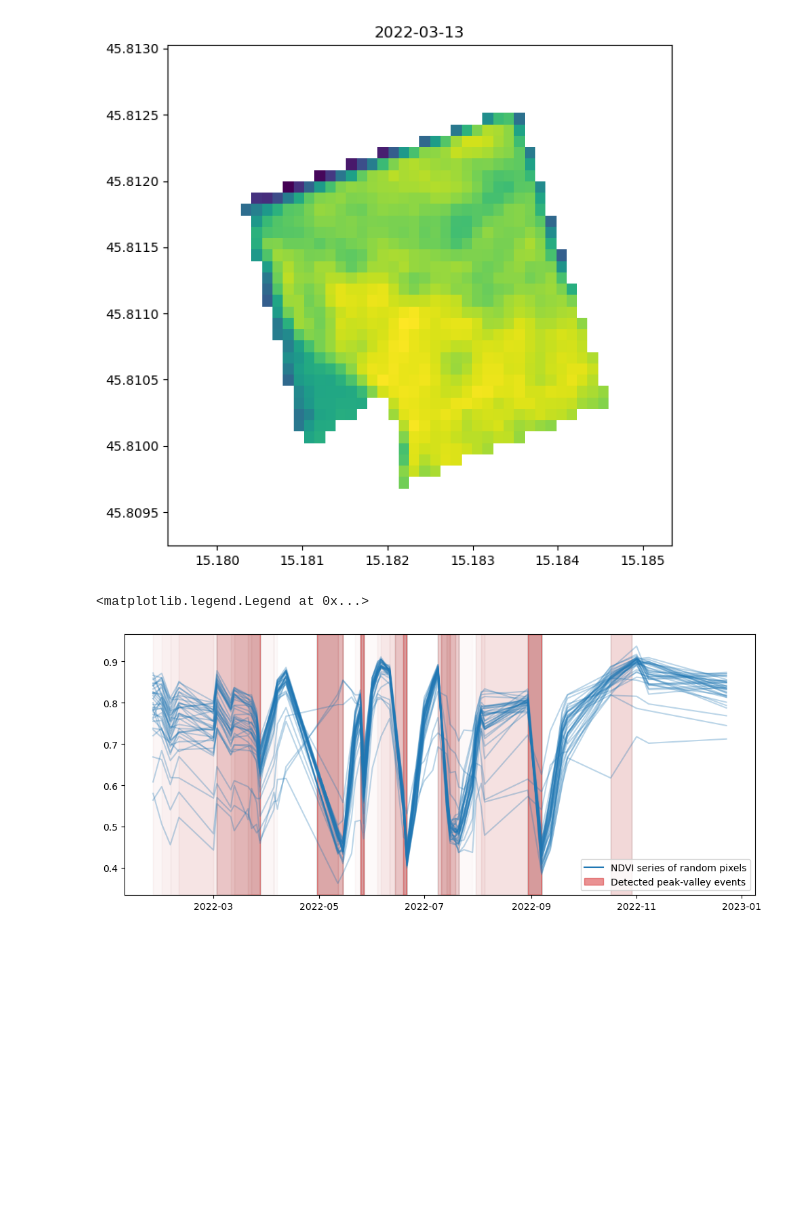
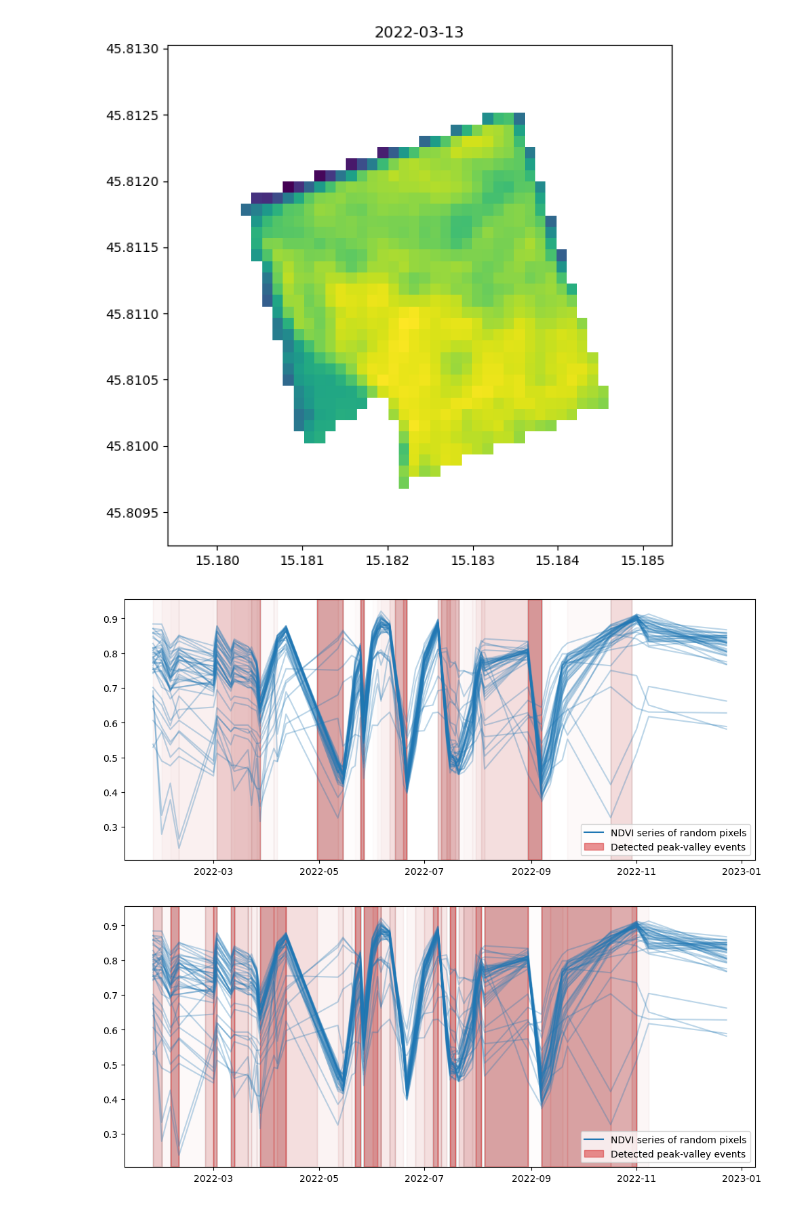
Before and after one commit to pangeo-data/pangeo-openeo-BiDS-2023, a Jupyter notebook: _sources/part3/peak_valley.ipynb, the cells around one changed output. Drawn from its saved outputs; the diff is of its cells as text; code cells hidden in the pictures; blank space fills up the shorter version.

```diff
--- a/_sources/part3/peak_valley.ipynb
+++ b/_sources/part3/peak_valley.ipynb
@@ -68,11 +87,6 @@ ndvi_cube.download("s2_meadow.nc")
 CPU times: user 27 ms, sys: 4.09 ms, total: 31.1 ms
 Wall time: 51 s
 # %%
-%%time
-# download only first time
-if not os.path.exists("./s2_meadow.nc"):
-    job = ndvi_cube.execute_batch("s2_meadow.nc", title=f"FuseTS - Peak Valley - Time Series", out_format="netCDF")
-
-ds = xarray.load_dataset("./s2_meadow.nc")
+ds = xarray.load_dataset("../data/s2_meadow.nc")
 ds
 # %% [output]
@@ -238,32 +239,38 @@ ax.set_aspect("auto")
 # %%
 # sample random pixels
 valid_x, valid_y = np.where(geom_mask)
 rand_x = np.random.choice(valid_x, 50)
 rand_y = np.random.choice(valid_y, 50)
 
-fig, ax = plt.subplots(figsize=(12, 5))
+def plot_peak_valley(pv):
 
-for idx, idy in zip(rand_x, rand_y):
-    # filter potential nan values
-    ts = ndvi_masked.isel(x=idx, y=idy)
-    ts = ts[~np.isnan(ts)]
 
-    # extract peak-valley info
-    data = pv_result.isel(x=idx, y=idy)
-    pairs = np.transpose([np.where(data == 1)[0], np.where(data == -1)[0]])
 
-    # plot time series
-    ax.plot(ts.t, ts, "C0", alpha=0.3)
+    fig, ax = plt.subplots(figsize=(12, 5))
 
-    if len(pairs) > 0:
-        for pair in pairs:
-            # plot peak-valley span
-            ax.axvspan(*data[pair].t.to_numpy(), color="C3", alpha=0.01)
+    for idx, idy in zip(rand_x, rand_y):
+        # filter potential nan values
+        ts = ndvi_masked.isel(x=idx, y=idy)
+        ts = ts[~np.isnan(ts)]
 
-# add legends
-ax.plot([], [], "C0", label="NDVI series of random pixels")
-ax.axvspan(None, None, color="C3", alpha=0.5, label="Detected peak-valley events")
-ax.legend()
+        # extract peak-valley info
+        data = pv.isel(x=idx, y=idy)
+        pairs = np.transpose([np.where(data == 1)[0], np.where(data == -1)[0]])
+
+        # plot time series
+        ax.plot(ts.t, ts, "C0", alpha=0.3)
+
+        if len(pairs) > 0:
+            for pair in pairs:
+                # plot peak-valley span
+                ax.axvspan(*data[pair].t.to_numpy(), color="C3", alpha=0.01)
+
+    # add legends
+    ax.plot([], [], "C0", label="NDVI series of random pixels")
+    ax.axvspan(None, None, color="C3", alpha=0.5, label="Detected peak-valley events")
+    ax.legend()
+plot_peak_valley(pv_result)
+plot_peak_valley(pv_result_openeo.peak_valley)
 # %% [output]
-<matplotlib.legend.Legend at 0x...>
-[figure, old version]
+[figure, new version]
+[figure, added]
```
Also changed, not shown: parts of 6 cells of this notebook, 37 other files.
